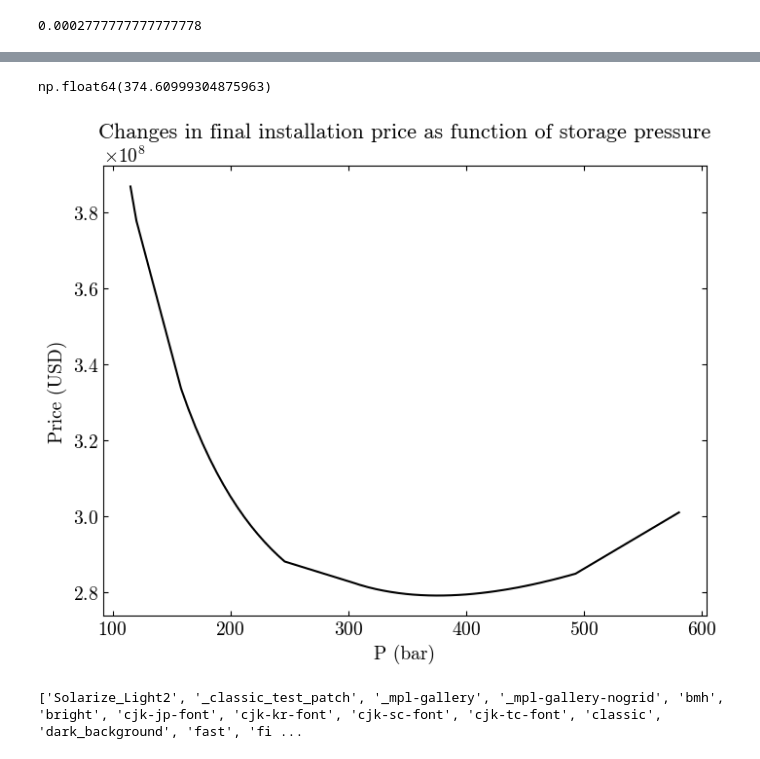
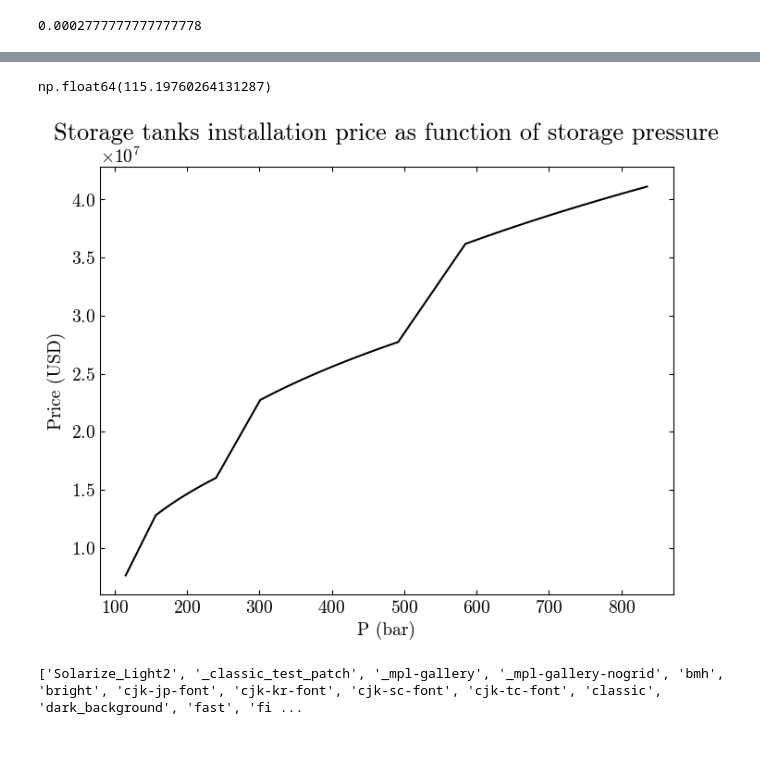
Before and after one commit to SOTO729/8vo, a Jupyter notebook: Dimensionamiento de Equipos/Sistema de Compresión.ipynb, the cells around one changed output, grey strips where cells are left out. Drawn from its saved outputs; the diff is of its cells as text; code cells hidden in the pictures.

```diff
--- a/Dimensionamiento de Equipos/Sistema de Compresión.ipynb
+++ b/Dimensionamiento de Equipos/Sistema de Compresión.ipynb
@@ -420,7 +420,7 @@ T1="Type I"
 T2="Type II"
 T3="Type III & IV"
 # %%
-Pes=list(np.linspace(110,500))
+Pes=list(np.linspace(110,800))
 # %%
 m
 # %% [output]
@@ -596,7 +596,7 @@ for i in range(len(Pes)):
     resultadot = calcular_dimension_tanque(df_compresores.loc[tot_idx]['P (bar)'], (((m*86400)*1e3)*(4/24))*2.5, crit, 'hemi', 4500)
     calculator1 = TankCostCalculator("Type I", resultadot['masa'] * 1e3)
 
-    total_price =  calculator1.final + calculator.final
+    total_price =  calculator.final
     price_list.append(total_price)
 
     # Crear un diccionario que combine los datos totales y la info de calculator
@@ -800,7 +898,7 @@ k
 # %%
 k['P (bar)'][k.shape[0]-1]
 # %% [output]
-np.float64(374.60999304875963)
+np.float64(115.19760264131287)
 # %%
 import matplotlib.pyplot as plt
 #import scienceplots  # Asegúrate de tener instalado: pip install SciencePlots
@@ -809,35 +907,35 @@ import matplotlib.pyplot as plt
 plt.style.use(['no-latex'])
 
 # Se asume que df_resultados ya está definido y contiene las columnas "P (bar)" y "price"
 #df_resultados_sorted = df_resultados.sort_values(by="P (bar)")
 
 # Crear la figura y el eje
 fig, ax = plt.subplots(figsize=(8, 6))
 
 # Graficar 'price' en función de 'P (bar)'
 ax.plot(df_resultados_sorted["P (bar)"], df_resultados_sorted["price"],
         linestyle="-", color="black",lw=1.5)
 
 # Personalizar etiquetas y título
 ax.set_xlabel("P (bar)", fontsize=14)
 ax.set_ylabel("Price (USD)", fontsize=14)
-ax.set_title("Changes in final installation price as function of storage pressure", fontsize=16)
+ax.set_title("Storage tanks installation price as function of storage pressure", fontsize=19)
 
 # Activar la grilla y ajustar los ticks para un formato profesional
 
 ax.tick_params(axis="both", which="major", labelsize=14, direction="in", top=True, right=True)
 ax.tick_params(axis="both", which="minor", labelsize=12, direction="in", top=True, right=True)
 
 # Forzar notación científica (esto hará que se muestre la notación ×10^...)
 ax.ticklabel_format(axis="both", style="sci")
 
 # Aumentar el tamaño de la fuente de la notación científica (offset text)
 ax.xaxis.get_offset_text().set_fontsize(14)
 ax.yaxis.get_offset_text().set_fontsize(14)
 
 plt.show()
 # %% [output]
-[figure, old version]
+[figure, new version]
 # %%
 import matplotlib.pyplot as plt
 
```
Also changed, not shown: parts of 10 cells of this notebook, 1 other file.
